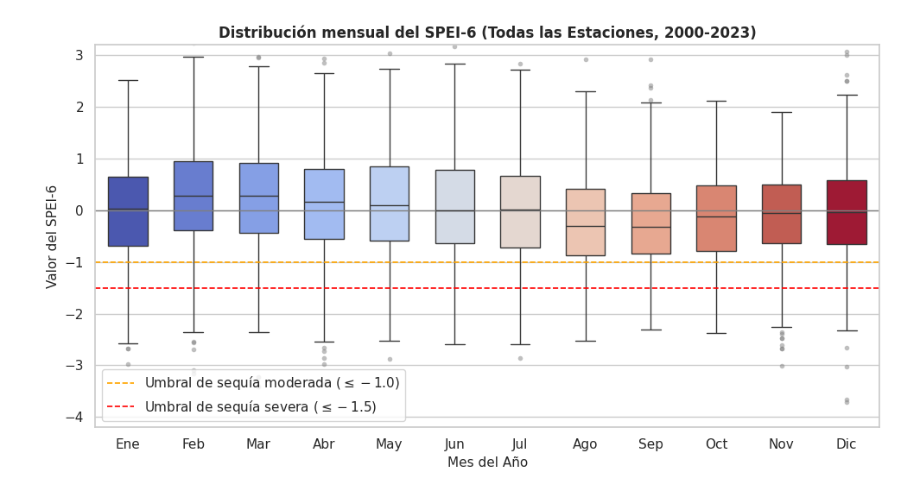
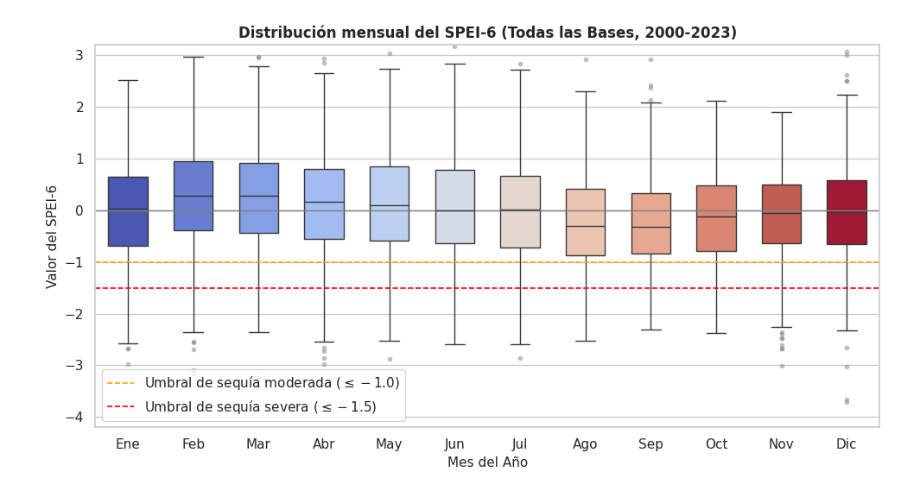
Before and after one commit to hvargasojeda/tesis_sequia_2, a Jupyter notebook: src/analysis/grafico_distribucion_mensual.ipynb, the cells around one changed output. Saved outputs shown, nothing was run; the diff lists cells and outputs as text; code cells hidden in the pictures.

```diff
--- a/src/analysis/grafico_distribucion_mensual.ipynb
+++ b/src/analysis/grafico_distribucion_mensual.ipynb
@@ -12,32 +12,32 @@ df_datos['mes'] = df_datos['fecha'].dt.month
 meses_es = ['Ene', 'Feb', 'Mar', 'Abr', 'May', 'Jun', 'Jul', 'Ago', 'Sep', 'Oct', 'Nov', 'Dic']
 
 # 2. Configuración del gráfico
 plt.figure(figsize=(10, 5.5))
 sns.set_theme(style="whitegrid")
 
 # Crear el boxplot con paleta de color "coolwarm" para reflejar térmicamente el ciclo anual
 sns.boxplot(
     data=df_datos, x='mes', y='spei_6', hue='mes',
     palette="coolwarm", legend=False, width=0.6, showfliers=True,
     flierprops=dict(marker='o', markerfacecolor='gray', markersize=4, alpha=0.5, markeredgecolor='none')
 )
 
 # Agregar líneas de referencia climatológica y sequía
 plt.axhline(0, color='gray', linestyle='-', linewidth=1)
 plt.axhline(-1.0, color='orange', linestyle='--', linewidth=1.2, label=r'Umbral de sequía moderada ($\leq -1.0$)')
 plt.axhline(-1.5, color='red', linestyle='--', linewidth=1.2, label=r'Umbral de sequía severa ($\leq -1.5$)')
 
 # Ajustes de etiquetas y títulos
-plt.title("Distribución mensual del SPEI-6 (Todas las Estaciones, 2000-2023)", fontweight='bold', fontsize=12)
+plt.title("Distribución mensual del SPEI-6 (Todas las Bases, 2000-2023)", fontweight='bold', fontsize=12)
 plt.xlabel("Mes del Año", fontsize=11)
 plt.ylabel("Valor del SPEI-6", fontsize=11)
 plt.xticks(ticks=range(12), labels=meses_es)
 plt.ylim(-4.2, 3.2)
 plt.legend(loc='lower left', frameon=True)
 
 # Guardar y mostrar
 plt.tight_layout()
 plt.savefig('distribucion_mensual_spei6.png', dpi=300)
 plt.show()
 # %% [output]
-[figure, old version]
+[figure, new version]
```
Also changed, not shown: 20 other files.
